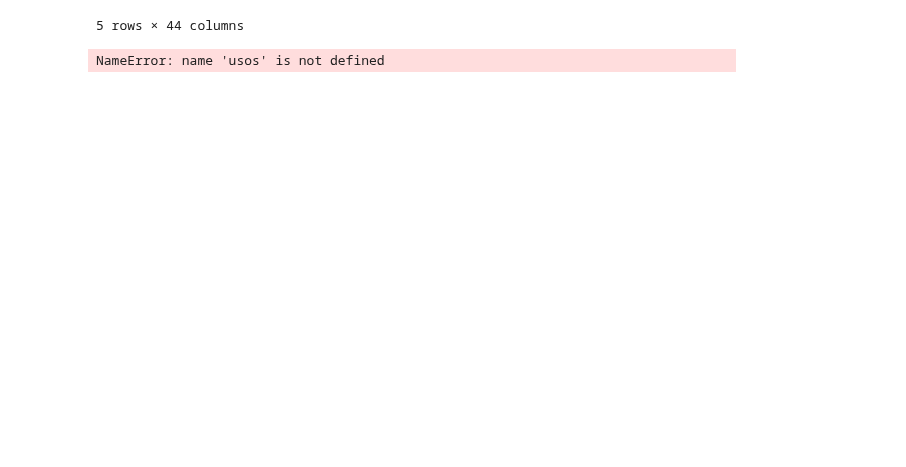
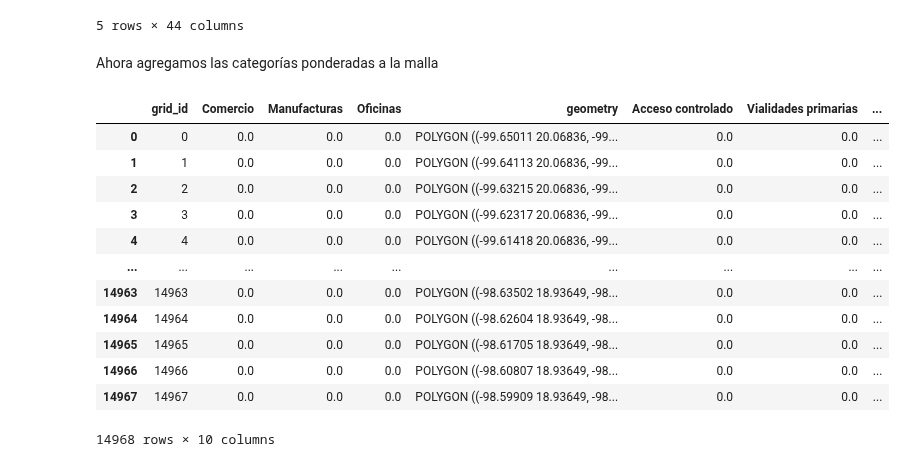
Before and after one commit to CentroGeo/pyLandUseMX, a Jupyter notebook: nbs/tutoriales/zona_metro.ipynb, the cells around one changed output. Drawn from its saved outputs; the diff is of its cells as text; code cells hidden in the pictures; blank space fills up the shorter version.

```diff
--- a/nbs/tutoriales/zona_metro.ipynb
+++ b/nbs/tutoriales/zona_metro.ipynb
@@ -120,7 +124,22 @@ usos.datos.loc[~usos.datos.Categoria.isnull()].head()
 | 221 | 09015541110023561000000000U6 | ARRANGOIZ ABOGADOS, S.C. | ARRANGOIZ ABOGADOS SC | 541110 | Bufetes jurídicos | 0 a 5 personas |  | ... |
 | 223 | 09005464111004891000000000U2 | FARMACIA SAN JOSE |  | 464111 | Farmacias sin minisúper | 0 a 5 personas | CALLE | ... |
 5 rows × 44 columns
-# %%
-usos.datos.loc[usos.datos.Categoria == 'Manufacturas']
-# %% [output]
-NameError: name 'usos' is not defined
+# %% [markdown]
+Ahora agregamos las categorías ponderadas a la malla
+# %%
+malla = malla.agrega_puntos(usos.datos, clasificacion='Categoria', pesos='pesos')
+malla.datos.head()
+# %% [output]
+|  | grid_id | Comercio | Manufacturas | Oficinas | geometry | Acceso controlado | Vialidades primarias | ... |
+| 0 | 0 | 0.0 | 0.0 | 0.0 | POLYGON ((-99.65011 20.06836, -99... | 0.0 | 0.0 | ... |
+| 1 | 1 | 0.0 | 0.0 | 0.0 | POLYGON ((-99.64113 20.06836, -99... | 0.0 | 0.0 | ... |
+| 2 | 2 | 0.0 | 0.0 | 0.0 | POLYGON ((-99.63215 20.06836, -99... | 0.0 | 0.0 | ... |
+| 3 | 3 | 0.0 | 0.0 | 0.0 | POLYGON ((-99.62317 20.06836, -99... | 0.0 | 0.0 | ... |
+| 4 | 4 | 0.0 | 0.0 | 0.0 | POLYGON ((-99.61418 20.06836, -99... | 0.0 | 0.0 | ... |
+| ... | ... | ... | ... | ... | ... | ... | ... | ... |
+| 14963 | 14963 | 0.0 | 0.0 | 0.0 | POLYGON ((-98.63502 18.93649, -98... | 0.0 | 0.0 | ... |
+| 14964 | 14964 | 0.0 | 0.0 | 0.0 | POLYGON ((-98.62604 18.93649, -98... | 0.0 | 0.0 | ... |
+| 14965 | 14965 | 0.0 | 0.0 | 0.0 | POLYGON ((-98.61705 18.93649, -98... | 0.0 | 0.0 | ... |
+| 14966 | 14966 | 0.0 | 0.0 | 0.0 | POLYGON ((-98.60807 18.93649, -98... | 0.0 | 0.0 | ... |
+| 14967 | 14967 | 0.0 | 0.0 | 0.0 | POLYGON ((-98.59909 18.93649, -98... | 0.0 | 0.0 | ... |
+14968 rows × 10 columns
```
Also changed, not shown: parts of 7 cells of this notebook.
